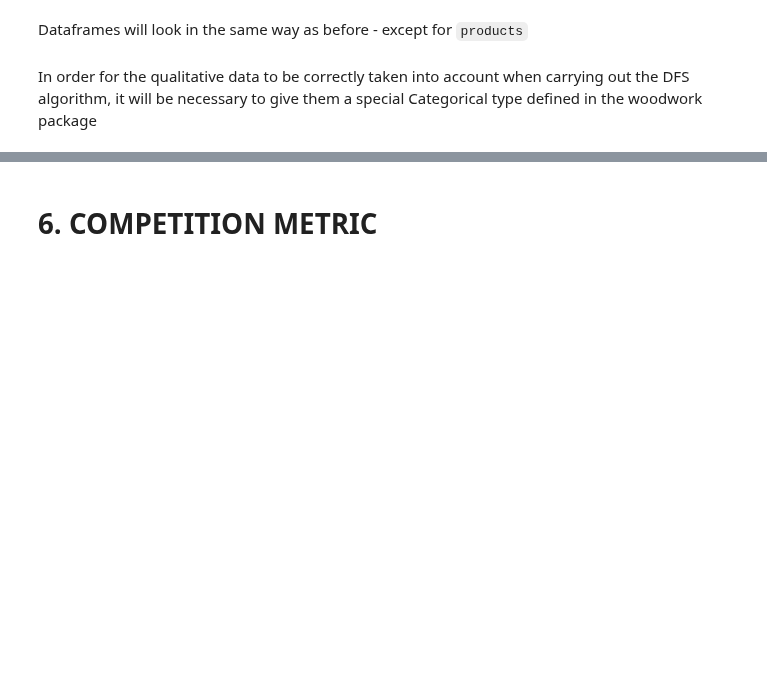
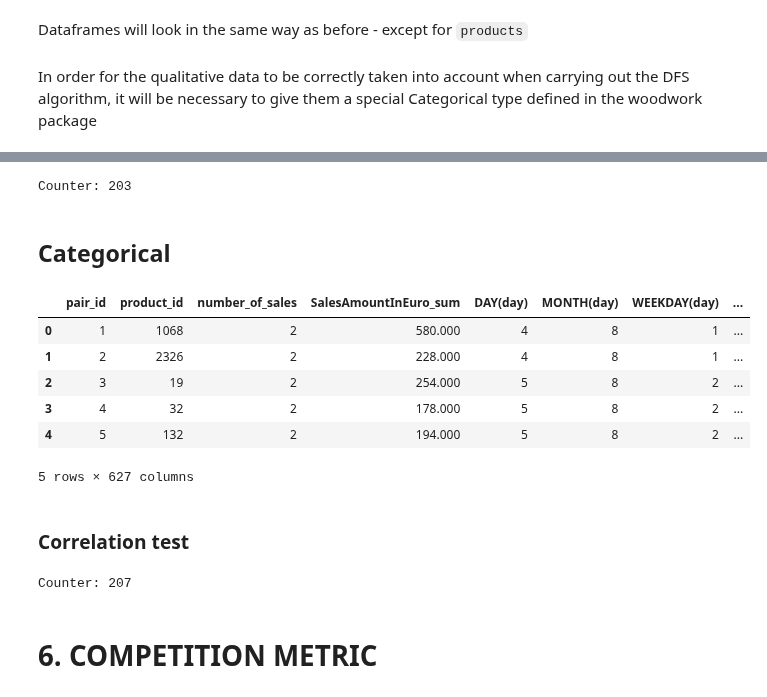
Before and after one commit to anras5/Criteo-Search-Data, a Jupyter notebook: main_notebook.ipynb, the cells around one changed output, grey strips where cells are left out. Saved outputs shown, nothing was run; the diff lists cells and outputs as text; code cells hidden in the pictures; blank space fills up the shorter version.

```diff
--- a/main_notebook.ipynb
+++ b/main_notebook.ipynb
@@ -692,3 +740,66 @@ feature_matrix
+# %%
+SalesSum = df1.SalesAmountInEuro_sum
+n = len(SalesSum)
+alpha = 0.05
+counter = 0 # counts correlated columns
+crit_value1 = t.ppf(alpha/2, n-2) # lower critical value
+crit_value2 = t.ppf(1-alpha/2, n-2) # upper critical value
+
+for col in df1.columns.drop(['pair_id', 'product_id', 'SalesAmountInEuro_sum']):
+    temp_col = df1[col]
+
+    covariance = np.cov(temp_col, SalesSum, ddof=1)[0, 1]
+    correlation = covariance/(np.std(temp_col, ddof=1)*np.std(SalesSum, ddof=1))
+
+    # T value
+    T = correlation*np.sqrt(n-2) / np.sqrt(1 - correlation**2)
+
+    if  T < crit_value1 or T > crit_value2:
+        counter += 1
+
+print(f"Counter: {counter}")
+# %% [output]
+Counter: 203
+# %% [markdown]
+## Categorical
+# %%
+df2 = pd.read_csv(f"FeatureMatrixCategorical_{PARTNER_ID}.csv")
+df2.replace([np.inf, -np.inf], np.nan, inplace=True)
+df2.dropna(axis=1, inplace=True)
+df2.head()
+# %% [output]
+|  | pair_id | product_id | number_of_sales | SalesAmountInEuro_sum | DAY(day) | MONTH(day) | WEEKDAY(day) | ... |
+| 0 | 1 | 1068 | 2 | 580.000 | 4 | 8 | 1 | ... |
+| 1 | 2 | 2326 | 2 | 228.000 | 4 | 8 | 1 | ... |
+| 2 | 3 | 19 | 2 | 254.000 | 5 | 8 | 2 | ... |
+| 3 | 4 | 32 | 2 | 178.000 | 5 | 8 | 2 | ... |
+| 4 | 5 | 132 | 2 | 194.000 | 5 | 8 | 2 | ... |
+5 rows × 627 columns
+# %% [markdown]
+### Correlation test
+# %%
+SalesSum = df2.SalesAmountInEuro_sum
+n = len(SalesSum)
+alpha = 0.05
+counter = 0 # counts correlated columns
+crit_value1 = t.ppf(alpha/2, n-2) # lower critical value
+crit_value2 = t.ppf(1-alpha/2, n-2) # upper critical value
+
+for col in df2.columns.drop(['pair_id', 'product_id', 'SalesAmountInEuro_sum']):
+    temp_col = df2[col]
+
+    covariance = np.cov(temp_col, SalesSum, ddof=1)[0, 1]
+    correlation = covariance/(np.std(temp_col, ddof=1)*np.std(SalesSum, ddof=1))
+
+    # T value
+    T = correlation*np.sqrt(n-2) / np.sqrt(1 - correlation**2)
+
+    if  T < crit_value1 or T > crit_value2:
+        counter += 1
+
+print(f"Counter: {counter}")
+# %% [output]
+Counter: 207
 # %% [markdown]
 # 6. COMPETITION METRIC
 # %% [markdown]
```
Also changed, not shown: parts of 10 cells of this notebook.
